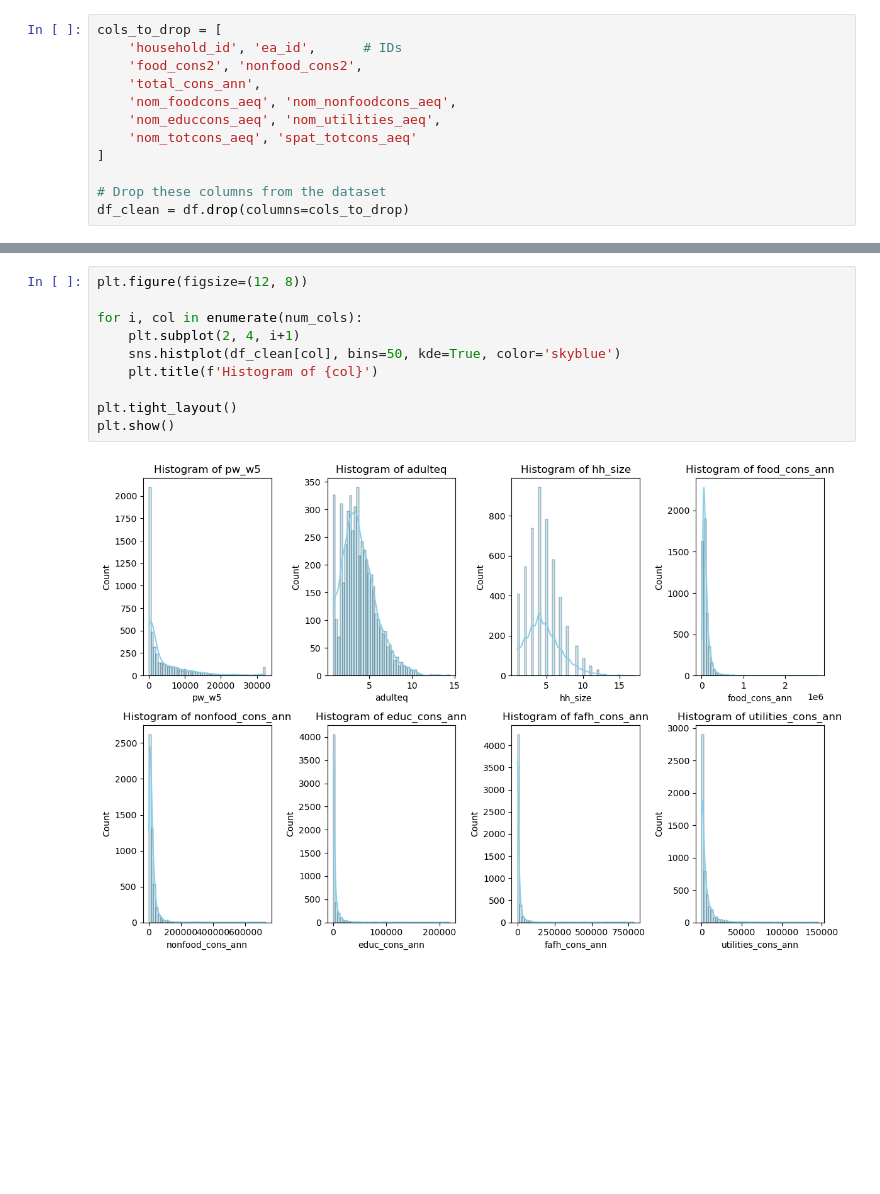
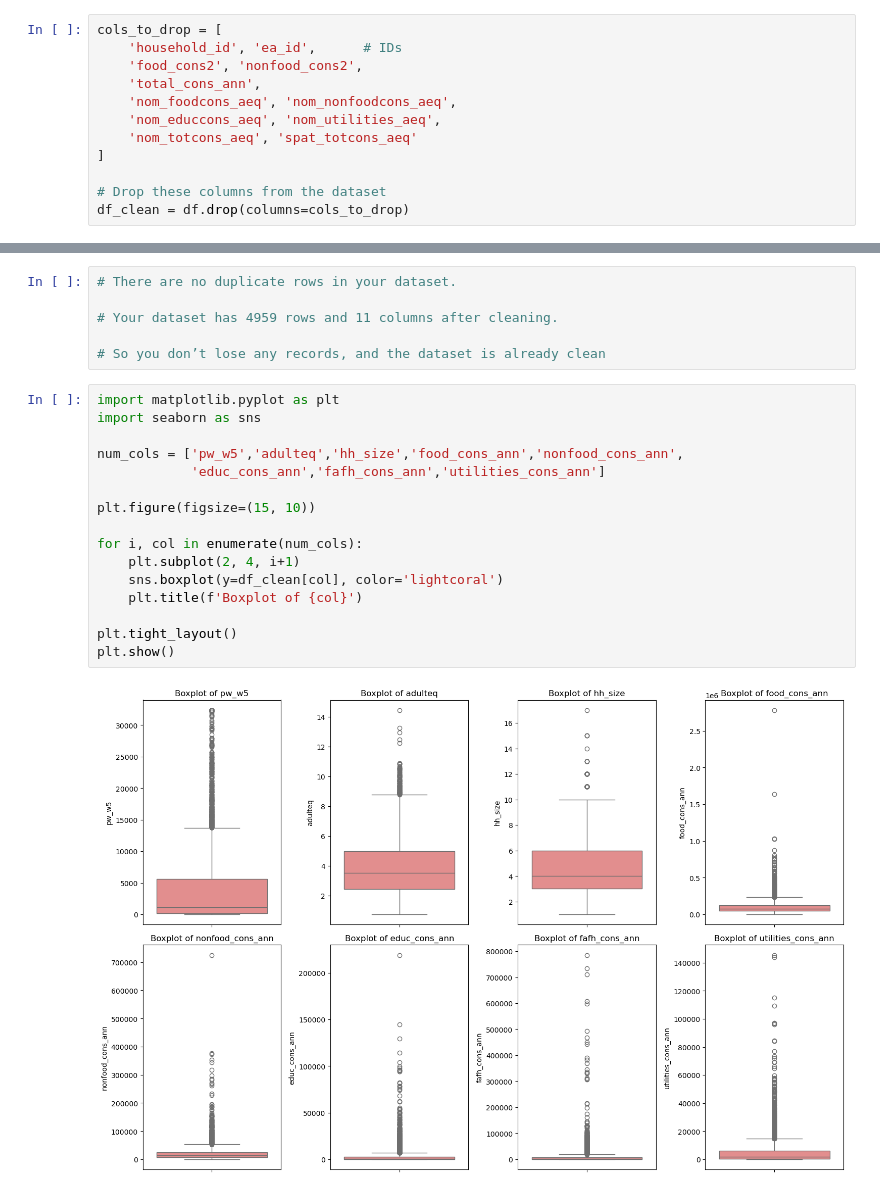
Before and after one commit to demirewu-manidefro/ESS-ML-Project, a Jupyter notebook: Untitled.ipynb, the cells around one changed output, grey strips where cells are left out. Drawn from its saved outputs; the diff is of its cells as text; blank space fills up the shorter version.

```diff
--- a/Untitled.ipynb
+++ b/Untitled.ipynb
@@ -128,13 +128,25 @@ Index: []
+# %%
+# There are no duplicate rows in your dataset.
+
+# Your dataset has 4959 rows and 11 columns after cleaning.
+
+# So you don’t lose any records, and the dataset is already clean
 # %%
-plt.figure(figsize=(12, 8))
+import matplotlib.pyplot as plt
+import seaborn as sns
+
+num_cols = ['pw_w5','adulteq','hh_size','food_cons_ann','nonfood_cons_ann',
+            'educ_cons_ann','fafh_cons_ann','utilities_cons_ann']
+
+plt.figure(figsize=(15, 10))
 
 for i, col in enumerate(num_cols):
     plt.subplot(2, 4, i+1)
-    sns.histplot(df_clean[col], bins=50, kde=True, color='skyblue')
-    plt.title(f'Histogram of {col}')
+    sns.boxplot(y=df_clean[col], color='lightcoral')
+    plt.title(f'Boxplot of {col}')
 
 plt.tight_layout()
 plt.show()
 # %% [output]
-[figure, old version]
+[figure, new version]
 # %%
```
Also changed, not shown: parts of 20 cells of this notebook.
